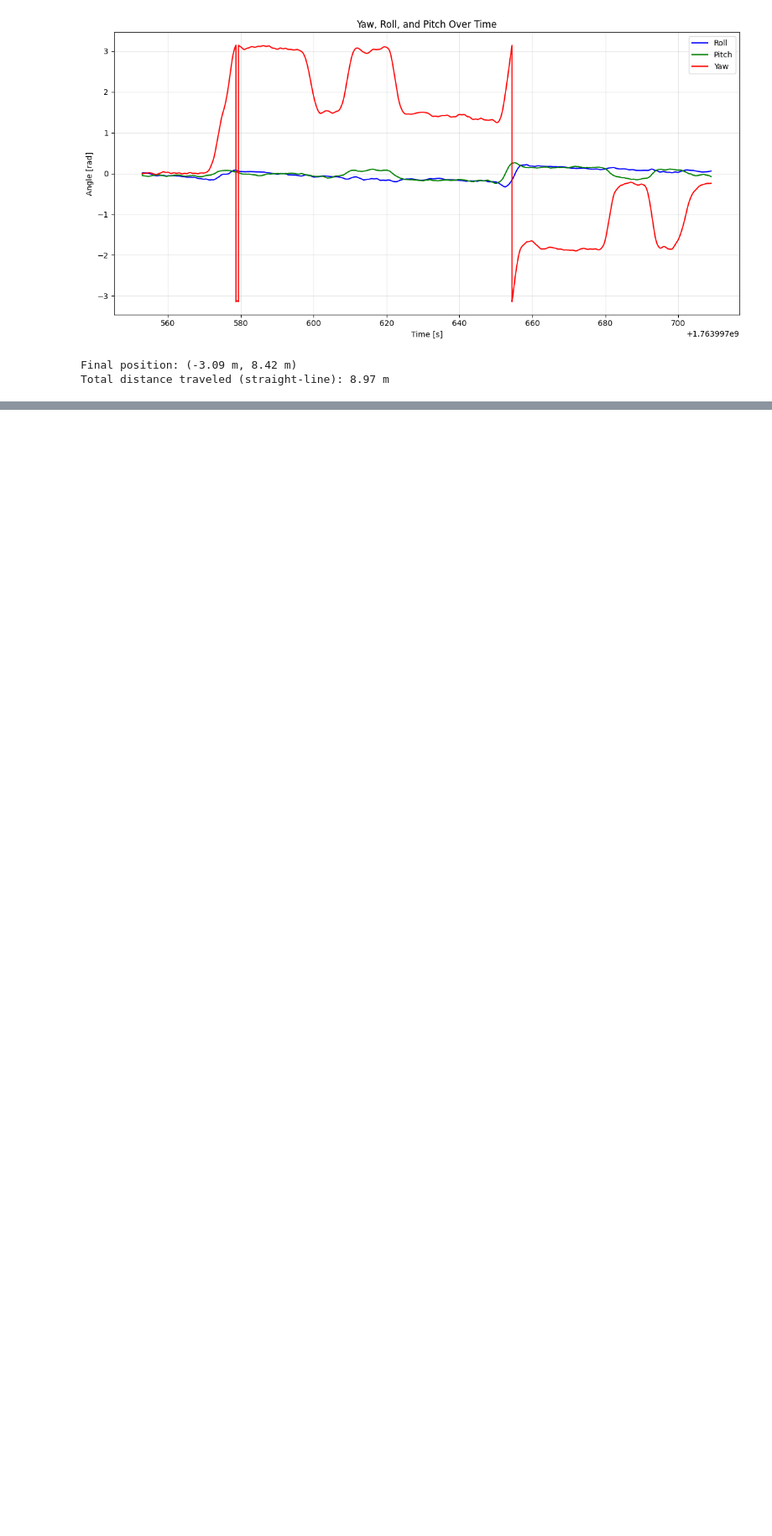
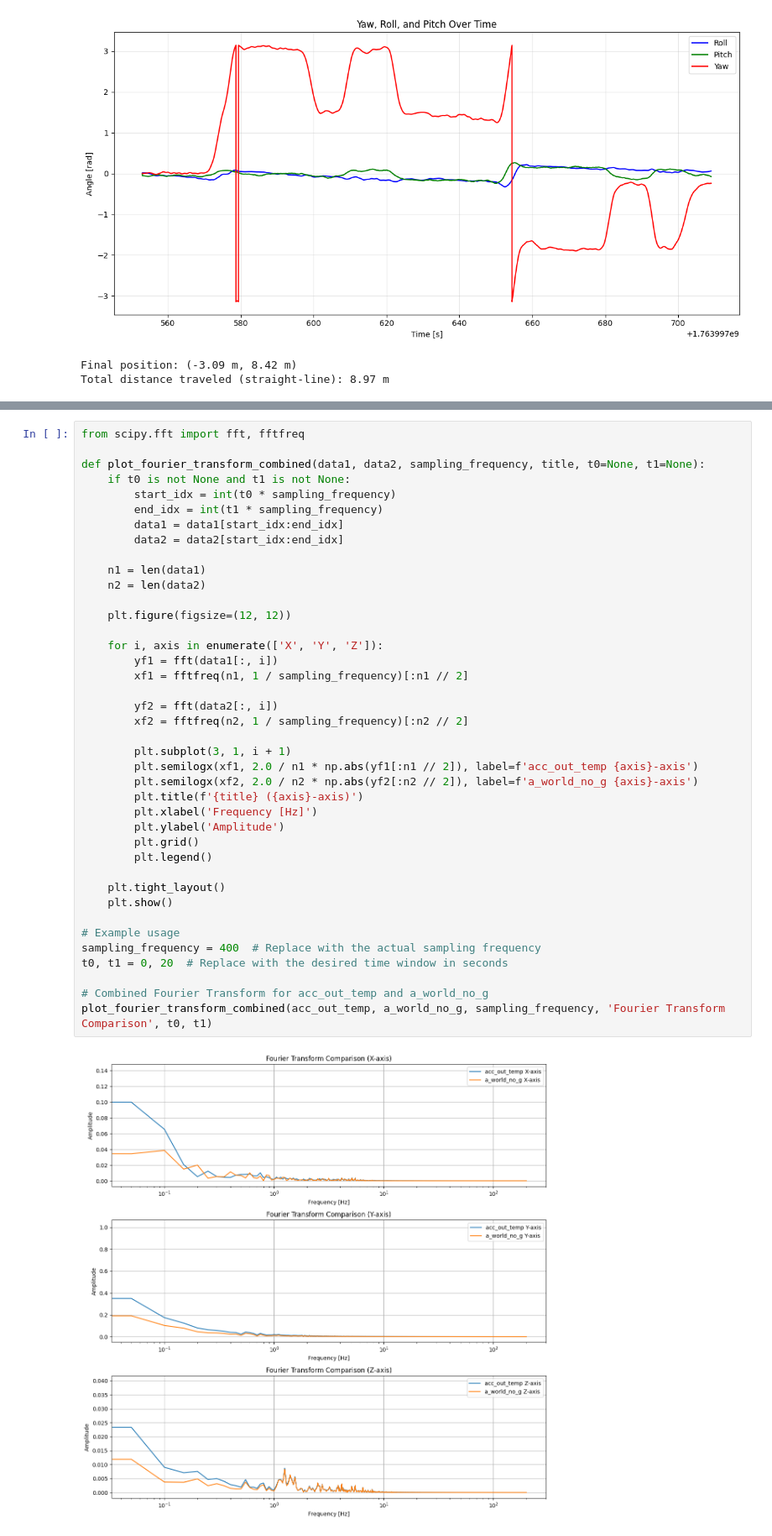
Before and after one commit to mamdaliof/RPCN---November-2025, a Jupyter notebook: RPCN_PART_A2/src/assignment2.ipynb, the cells around one changed output, grey strips where cells are left out. Shown at 84% size. Drawn from its saved outputs; the diff is of its cells as text; blank space fills up the shorter version.

```diff
--- a/RPCN_PART_A2/src/assignment2.ipynb
+++ b/RPCN_PART_A2/src/assignment2.ipynb
@@ -415,0 +481,42 @@ sadsfsadsfsadsfsadasf
+# %%
+from scipy.fft import fft, fftfreq
+
+def plot_fourier_transform_combined(data1, data2, sampling_frequency, title, t0=None, t1=None):
+    if t0 is not None and t1 is not None:
+        start_idx = int(t0 * sampling_frequency)
+        end_idx = int(t1 * sampling_frequency)
+        data1 = data1[start_idx:end_idx]
+        data2 = data2[start_idx:end_idx]
+
+    n1 = len(data1)
+    n2 = len(data2)
+
+    plt.figure(figsize=(12, 12))
+
+    for i, axis in enumerate(['X', 'Y', 'Z']):
+        yf1 = fft(data1[:, i])
+        xf1 = fftfreq(n1, 1 / sampling_frequency)[:n1 // 2]
+
+        yf2 = fft(data2[:, i])
+        xf2 = fftfreq(n2, 1 / sampling_frequency)[:n2 // 2]
+
+        plt.subplot(3, 1, i + 1)
+        plt.semilogx(xf1, 2.0 / n1 * np.abs(yf1[:n1 // 2]), label=f'acc_out_temp {axis}-axis')
+        plt.semilogx(xf2, 2.0 / n2 * np.abs(yf2[:n2 // 2]), label=f'a_world_no_g {axis}-axis')
+        plt.title(f'{title} ({axis}-axis)')
+        plt.xlabel('Frequency [Hz]')
+        plt.ylabel('Amplitude')
+        plt.grid()
+        plt.legend()
+
+    plt.tight_layout()
+    plt.show()
+
+# Example usage
+sampling_frequency = 400  # Replace with the actual sampling frequency
+t0, t1 = 0, 20  # Replace with the desired time window in seconds
+
+# Combined Fourier Transform for acc_out_temp and a_world_no_g
+plot_fourier_transform_combined(acc_out_temp, a_world_no_g, sampling_frequency, 'Fourier Transform Comparison', t0, t1)
+# %% [output]
+[figure, added]
```
Also changed, not shown: parts of 4 cells of this notebook.
